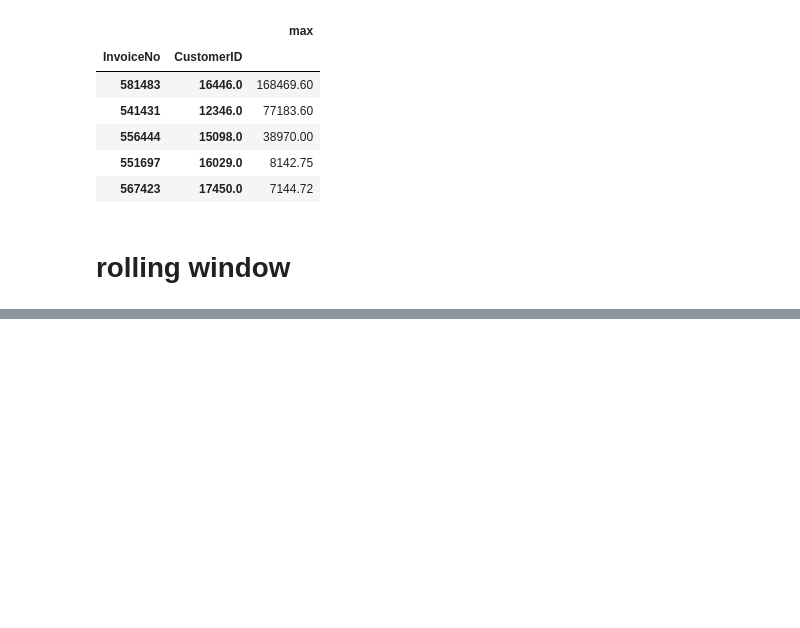
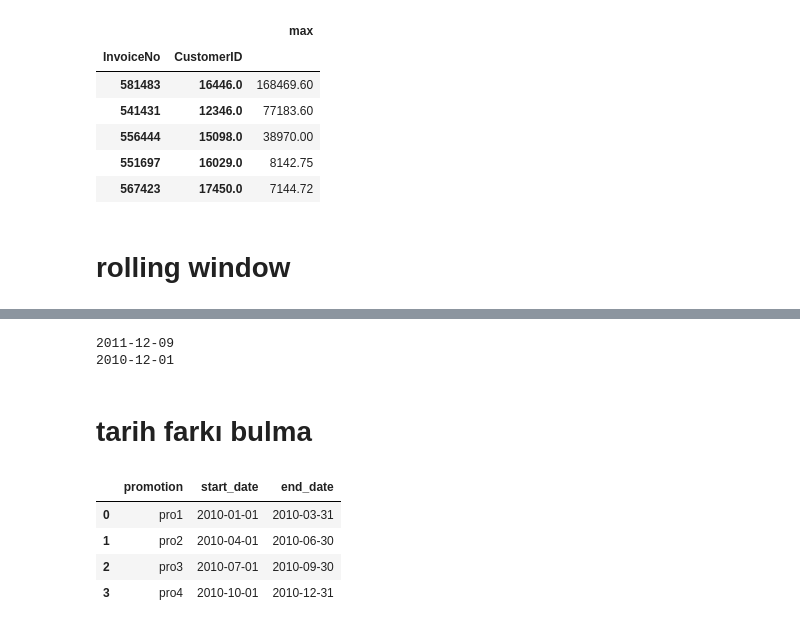
Before and after one commit to veribilimiokulu/bogazici-compec-python-ml, a Jupyter notebook: 02_pandas/07.Tarih_Saat_Index_parse_date.ipynb, the cells around one changed output, grey strips where cells are left out. Saved outputs shown, nothing was run; the diff lists cells and outputs as text; code cells hidden in the pictures; blank space fills up the shorter version.

```diff
--- a/02_pandas/07.Tarih_Saat_Index_parse_date.ipynb
+++ b/02_pandas/07.Tarih_Saat_Index_parse_date.ipynb
@@ -411,3 +412,27 @@ df.tail()
 | 2011-12-09 12:50:00 | 581587 | 23254 | CHILDRENS CUTLERY DOLLY GIRL | 4 | 4.15 | 12680.0 | France | 2011 | ... |
 | 2011-12-09 12:50:00 | 581587 | 23255 | CHILDRENS CUTLERY CIRCUS PARADE | 4 | 4.15 | 12680.0 | France | 2011 | ... |
 | 2011-12-09 12:50:00 | 581587 | 22138 | BAKING SET 9 PIECE RETROSPOT | 3 | 4.95 | 12680.0 | France | 2011 | ... |
+# %%
+print(max(df.date))
+print(min(df.date))
+# %% [output]
+2011-12-09
+2010-12-01
+# %% [markdown]
+# tarih farkı bulma
+# %%
+# Promosyon tarih aralıkları
+data = [['pro1', '2010-01-01', '2010-03-31'], ['pro2', '2010-04-01','2010-06-30'], ['pro3', '2010-07-01','2010-09-30'],
+          ['pro4','2010-10-01','2010-12-31']
+         ]
+
+# Promosyon dataframe
+df_promotion = pd.DataFrame(data, columns = ['promotion', 'start_date', 'end_date'])
+
+df_promotion.head()
+# %% [output]
+|  | promotion | start_date | end_date |
+| 0 | pro1 | 2010-01-01 | 2010-03-31 |
+| 1 | pro2 | 2010-04-01 | 2010-06-30 |
+| 2 | pro3 | 2010-07-01 | 2010-09-30 |
+| 3 | pro4 | 2010-10-01 | 2010-12-31 |
```
Also changed, not shown: parts of 10 cells of this notebook, 2 other files.
